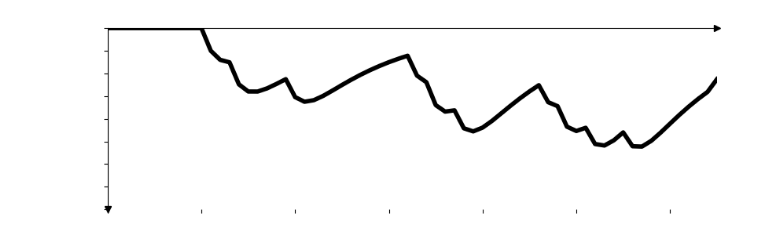
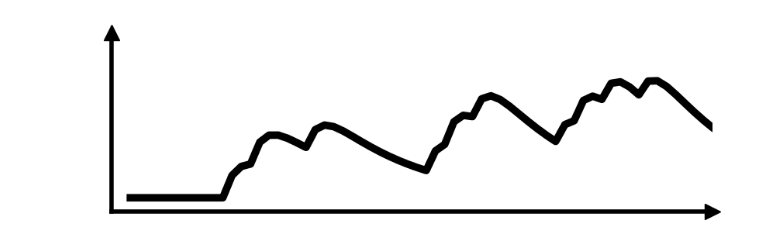
Before and after one commit to neuromorphs/NIR, a Jupyter notebook: paper/figures/figure3/nir_explainer.ipynb, the cells around one changed output. Saved outputs shown, nothing was run; the diff lists cells and outputs as text; code cells hidden in the pictures.

Commit message:
update figure3

```diff
--- a/paper/figures/figure3/nir_explainer.ipynb
+++ b/paper/figures/figure3/nir_explainer.ipynb
@@ -7,5 +7,11 @@ spks = [
     [8, 15, 19, 31, 32, 36, 45, 46, 50, 57],
     [11, 11, 20, 30, 34, 38, 44, 47, 52, 56]
 ]
+# %%
+EV_LW = 7
+ARR_S = 15
+SP_LW = 4
+Y_OFF = 0.2
+X_OFF = 2
 # %%
 spk_t = [10, 13, 19, 32, 34, 37, 46, 48, 51, 55]
@@ -174,54 +207,35 @@ fig.savefig('li_output_thr.pdf', bbox_inches='tight', dpi=300)
 # %%
 v_t = [0]
 decay = 0.9
 for t in range(65):
     v = v_t[-1] * decay
     if t in spk_t:
         v += 1
     v_t.append(v)
 
 for t in range(65):
     # low pass filter the v_t signal
     v_t[t] = np.mean(v_t[max(0, t-1):t+1])
 
 fig, ax = plt.subplots(figsize=(10, 3))
-ax.plot(v_t, color='k', linewidth=4)
+xt = range(X_OFF, len(v_t)+X_OFF)
+yt = [v+Y_OFF*1.5 for v in v_t]
+ax.plot(xt, yt, color='k', linewidth=EV_LW)
 ax.set_ylim(0, 4)
 ax.set_xlim(0, 65)
 
 # Hide the right and top spines
 ax.spines['right'].set_color('none')
 ax.spines['top'].set_color('none')
-# # Hide the ticks
-# ax.set_xticks([])
-# ax.set_yticks([])
-# Hide the labels
+ax.spines['left'].set_linewidth(SP_LW)
+ax.spines['bottom'].set_linewidth(SP_LW)
+ax.set_xticks([])
+ax.set_yticks([])
 ax.set_xticklabels([])
 ax.set_yticklabels([])
 # Draw arrows
-ax.plot(1, 0, ">k", transform=ax.get_yaxis_transform(), clip_on=False)
-ax.plot(0, 1, "^k", transform=ax.get_xaxis_transform(), clip_on=False)
+ax.plot(1, 0, ">k", transform=ax.get_yaxis_transform(), clip_on=False, markersize=ARR_S)
+ax.plot(0, 1, "^k", transform=ax.get_xaxis_transform(), clip_on=False, markersize=ARR_S)
 fig.savefig('linear_in.pdf', dpi=300, bbox_inches='tight')
-plt.close()
-
-
-# now plot the same thing, but in negative
-v_t = [-e for e in v_t]
-
-fig, ax = plt.subplots(figsize=(10, 3))
-ax.plot(v_t, color='k', linewidth=4)
-ax.set_ylim(-4, 0)
-ax.set_xlim(0, 65)
-
-# Hide the right and top spines
-ax.spines['right'].set_color('none')
-ax.spines['bottom'].set_color('none')
-# Hide the labels
-ax.set_xticklabels([])
-ax.set_yticklabels([])
-# Draw arrows
-ax.plot(1, 0, ">k", transform=ax.get_yaxis_transform(), clip_on=False)
-ax.plot(0, 0, "vk", transform=ax.get_xaxis_transform(), clip_on=False)
-fig.savefig('linear_out.pdf', dpi=300, bbox_inches='tight')
 # %% [output]
-[figure, old version]
+[figure, new version]
```
Also changed, not shown: parts of 8 cells of this notebook, 9 other files.
